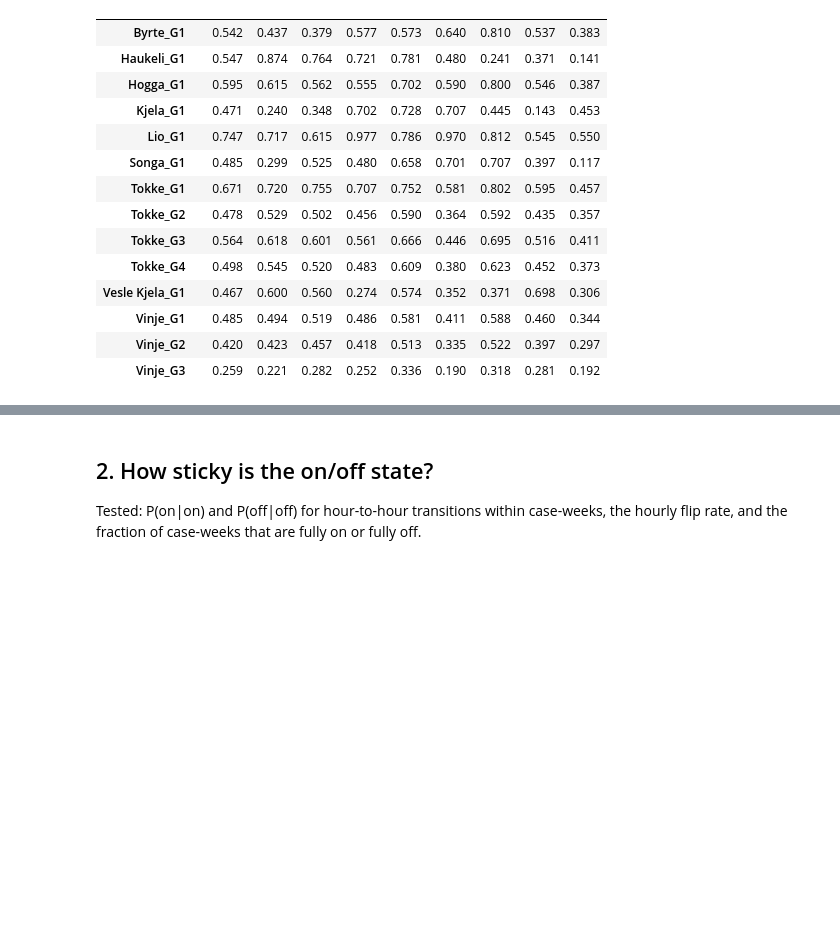
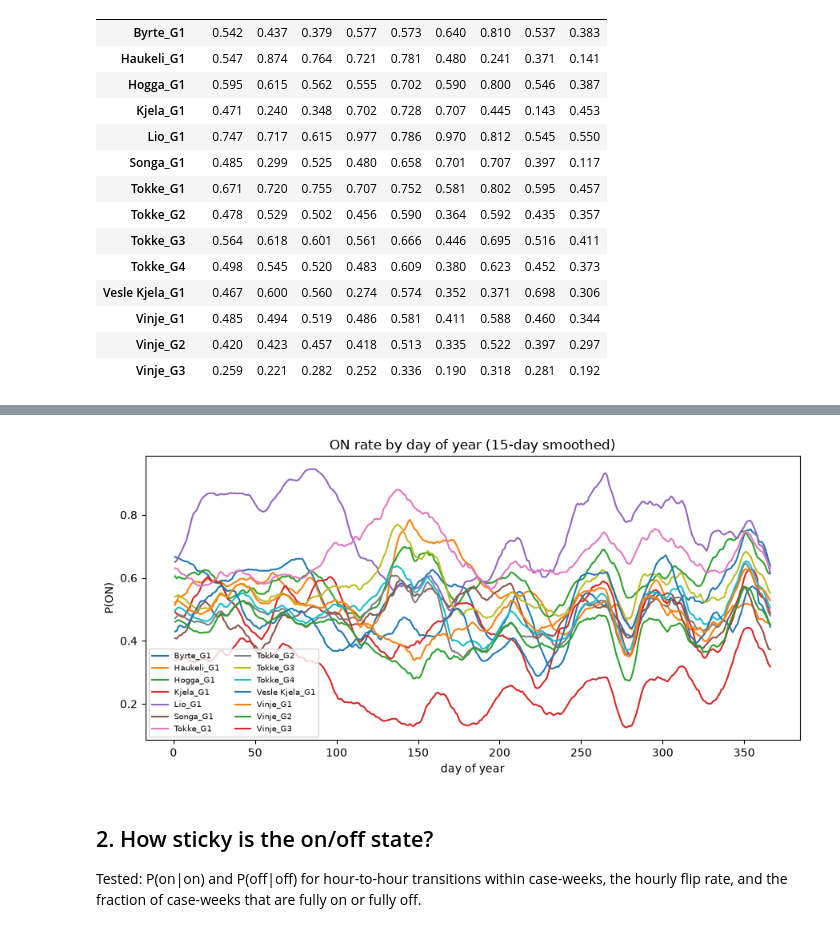
Before and after one commit to jonasbirkeli/TDT4173-course-project, a Jupyter notebook: notebooks/eda_unit_commitment.ipynb, the cells around one changed output, grey strips where cells are left out. Cells and saved outputs as stored; diff of their text form; code cells hidden in the pictures; blank space fills up the shorter version.

```diff
--- a/notebooks/eda_unit_commitment.ipynb
+++ b/notebooks/eda_unit_commitment.ipynb
@@ -136,3 +149,25 @@ plt.show()
+# %%
+starts = pd.DatetimeIndex(target["starttime"])
+ts = pd.DatetimeIndex(np.repeat(starts.to_numpy(), HOURS)) + pd.to_timedelta(
+    np.tile(np.arange(HOURS), len(starts)), unit="h"
+)
+doy = ts.dayofyear.to_numpy()
+
+fig, ax = plt.subplots(figsize=(9, 4.5))
+for g in GENERATORS:
+    L = LABELS[g].reshape(-1)
+    grp = pd.DataFrame({"doy": doy, "on": L}).groupby("doy")["on"].mean()
+    grp = grp.reindex(range(1, 367)).interpolate(limit_direction="both")
+    smooth = grp.rolling(15, center=True, min_periods=1).mean()
+    ax.plot(smooth.index, smooth.to_numpy(), label=g)
+ax.set(title="ON rate by day of year (15-day smoothed)",
+       xlabel="day of year", ylabel="P(ON)")
+ax.legend(fontsize=7, ncol=2)
+
+plt.tight_layout()
+plt.show()
+# %% [output]
+[figure, added]
 # %% [markdown]
 ## 2. How sticky is the on/off state?
 
```
Also changed, not shown: parts of 3 cells of this notebook, 6 other files.
